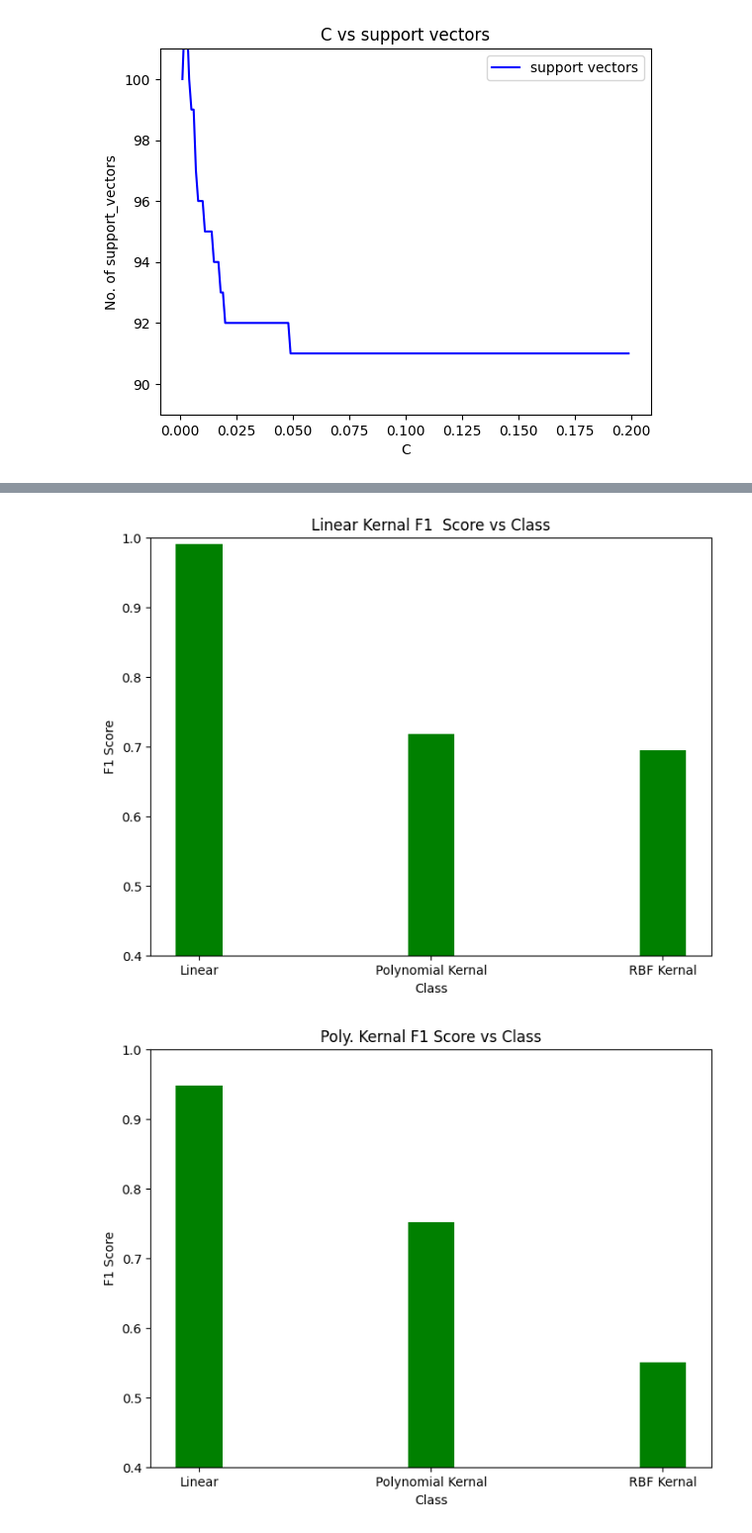
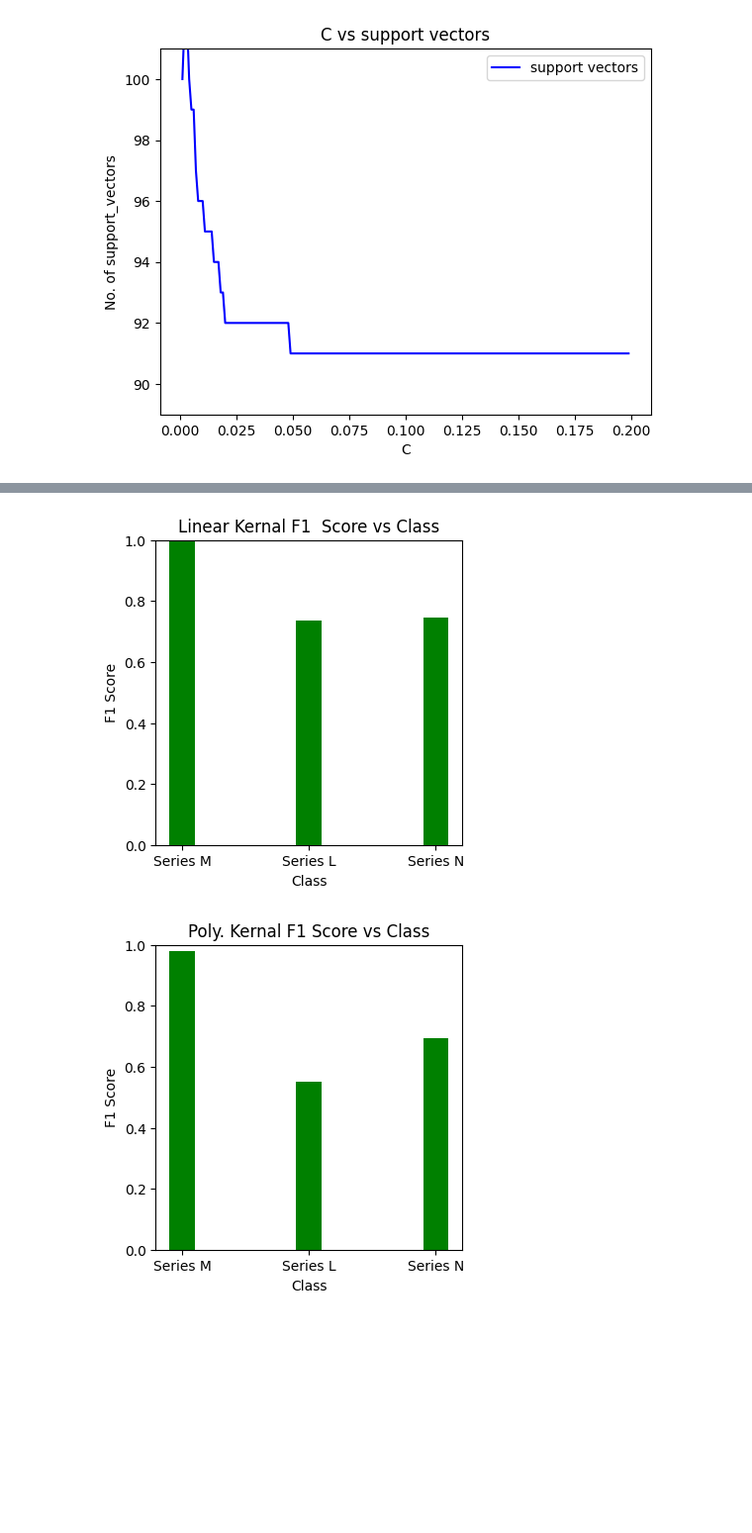
Before and after one commit to Aditya-Y-29/ML-Assignments, a Jupyter notebook: Assignment-2/Task2.ipynb, the cells around one changed output, grey strips where cells are left out. Shown at 99% size. Cells and saved outputs as stored; diff of their text form; code cells hidden in the pictures; blank space fills up the shorter version.

```diff
--- a/Assignment-2/Task2.ipynb
+++ b/Assignment-2/Task2.ipynb
@@ -231,9 +316,8 @@ plt.show()
 # ------------------------------------------- Plotting the optimal classifier ----------------------------------------
 # --------------------------------------------------------------------------------------------------------------------
 # %%
-# Finding the equation of hyperplane.
 X = np.array(df[['speed', 'price']].values.tolist())
-C = 0.7
+C = 0.0005
 
 y_m = np.array(df['Model'].replace('Series M', '1').replace('Series N', '-1').replace('Series L', '-1').values.tolist(), dtype=np.float64)
 y_n = np.array(df['Model'].replace('Series M', '-1').replace('Series N', '1').replace('Series L', '-1').values.tolist(), dtype=np.float64)
@@ -531,7 +623,7 @@ def plot_svm_decision_boundary_with_polynomial_kernal():
     plt.show()
 # %%
 degree = 3
-C = 1.25
+C = 0.002
 X = np.array(df[['speed', 'price']].values.tolist())
 y_m = np.array(df['Model'].replace('Series M', '1').replace('Series N', '-1').replace('Series L', '-1').values.tolist(), dtype=np.float64)
 y_n = np.array(df['Model'].replace('Series M', '-1').replace('Series N', '1').replace('Series L', '-1').values.tolist(), dtype=np.float64)
@@ -788,10 +1034,10 @@ plot_svm_decision_boundary_with_rbf_kernal()
 # %%
 def plot_evalution_metrices(classifier, evalution_metric, title, xlabel, ylabel):
-    plt.figure(figsize=(8, 6))
+    plt.figure(figsize=(4, 4))
     plt.bar(classifier, evalution_metric, color='green', width=0.2)
     plt.xlabel(xlabel)
     plt.ylabel(ylabel)
-    plt.ylim(0.4, 1)
+    plt.ylim(0, 1)
     plt.title(title)
     plt.show()
 # %%
@@ -910,9 +1156,9 @@ Micro F1 Score of Classifer:  [0.8, 0.76, 0.82]
 # %%
-plot_evalution_metrices(classifier, f1_per_class_l, 'Linear Kernal F1  Score vs Class', 'Class', 'F1 Score')
-plot_evalution_metrices(classifier, f1_per_class_p, 'Poly. Kernal F1 Score vs Class', 'Class', 'F1 Score')
-plot_evalution_metrices(classifier, f1_per_class_rbf, 'RBF Kernal F1 Score  vs Class', 'Class', 'F1 Score')
+plot_evalution_metrices(Class, f1_per_class_l, 'Linear Kernal F1  Score vs Class', 'Class', 'F1 Score')
+plot_evalution_metrices(Class, f1_per_class_p, 'Poly. Kernal F1 Score vs Class', 'Class', 'F1 Score')
+plot_evalution_metrices(Class, f1_per_class_rbf, 'RBF Kernal F1 Score  vs Class', 'Class', 'F1 Score')
 plot_evalution_metrices(classifier, macro_f1, 'Macro F1 Score vs Classifier', 'Classifier','Macro F1 Score')
 plot_evalution_metrices(classifier, micro_f1, 'Micro F1 Score vs Classifier', 'Classifier', 'Micro F1 Score')
 # %% [output]
-[figure, old version]
+[figure, new version]
-[figure, old version]
+[figure, new version]
```
Also changed, not shown: parts of 52 cells of this notebook.
